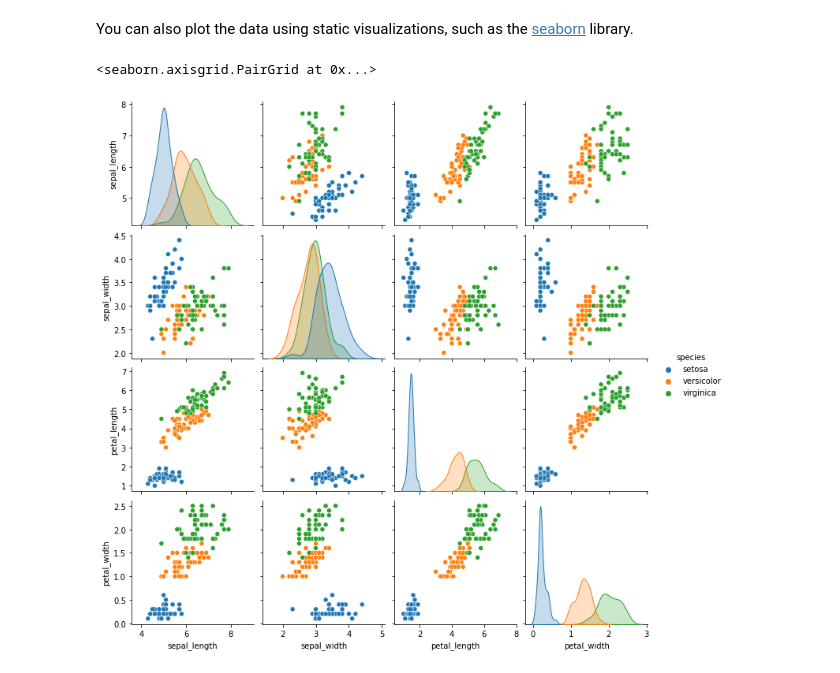
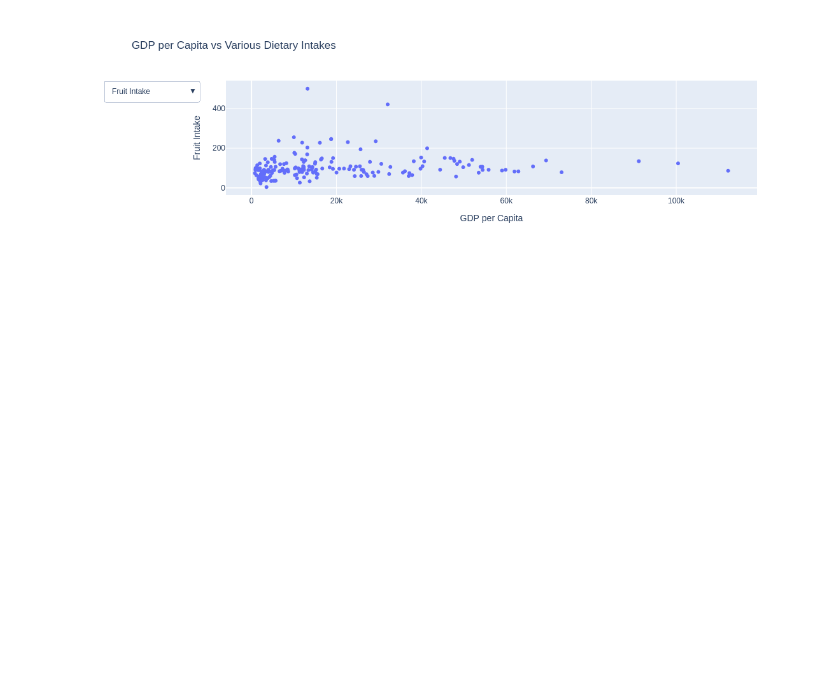
Before and after one commit to NilliNoori/infovis, a Jupyter notebook: docs/notebook.ipynb, the cells around one changed output. Saved outputs shown, nothing was run; the diff lists cells and outputs as text; code cells hidden in the pictures; blank space fills up the shorter version.

```diff
--- a/docs/notebook.ipynb
+++ b/docs/notebook.ipynb
@@ -19,4 +22,4 @@ You can put your data at the same directory as the notebook file and then use `p
 # %%
-# Load the Iris flower dataset using pandas
-df = pd.read_csv("iris_data.csv")
-df
+# Load the dataset
+file_path = 'health_diet.csv'
+data = pd.read_csv(file_path)
@@ -56,10 +26,43 @@ g1
-# %% [markdown]
-You can also plot the data using static visualizations, such as the [seaborn](https://seaborn.pydata.org/#) library.
-# %%
-# Plot the Iris dataset using seaborn
-g2 = sns.pairplot(df.drop("species_id", axis=1),
-                  hue='species')
-g2
-# %% [output]
-<seaborn.axisgrid.PairGrid at 0x...>
-[figure, removed]
+# %%
+#Click to see code
+dietary_columns = {
+    'Fruit Intake': 'fruit_dietary_intake',
+    'Vegetable Intake': 'vegetables_dietary_intake',
+    'Legume Intake': 'legumes_dietary_intake',
+    'Nut Intake': 'nuts_dietary_intake',
+    'Whole Grains Intake': 'whole_grains_dietary_intake',
+    'Fish Intake': 'fish_dietary_intake',
+    'Dairy Intake': 'dairy_dietary_intake',
+    'Red Meat Intake': 'red_meat_dietary_intake'
+}
+
+# Create the initial plot
+fig = px.scatter(data, x='gdp_per_capita_mean_2011_2021', y='fruit_dietary_intake',
+                 labels={'gdp_per_capita_mean_2011_2021': 'GDP per Capita',
+                         'fruit_dietary_intake': 'Fruit Intake'},
+                 title='GDP per Capita vs Dietary Intake')
+
+# Update layout with dropdown
+fig.update_layout(
+    updatemenus=[
+        {
+            'buttons': [
+                {
+                    'method': 'update',
+                    'label': dietary_label,
+                    'args': [{'y': [data[dietary_col]]},
+                             {'yaxis': {'title': dietary_label}}]
+                }
+                for dietary_label, dietary_col in dietary_columns.items()
+            ],
+            'direction': 'down',
+            'showactive': True,
+        }
+    ]
+)
+
+fig.update_layout(title='GDP per Capita vs Various Dietary Intakes')
+
+fig.show()
+# %% [output]
+[figure, added]
```
Also changed, not shown: parts of 23 cells of this notebook, 24 other files.
